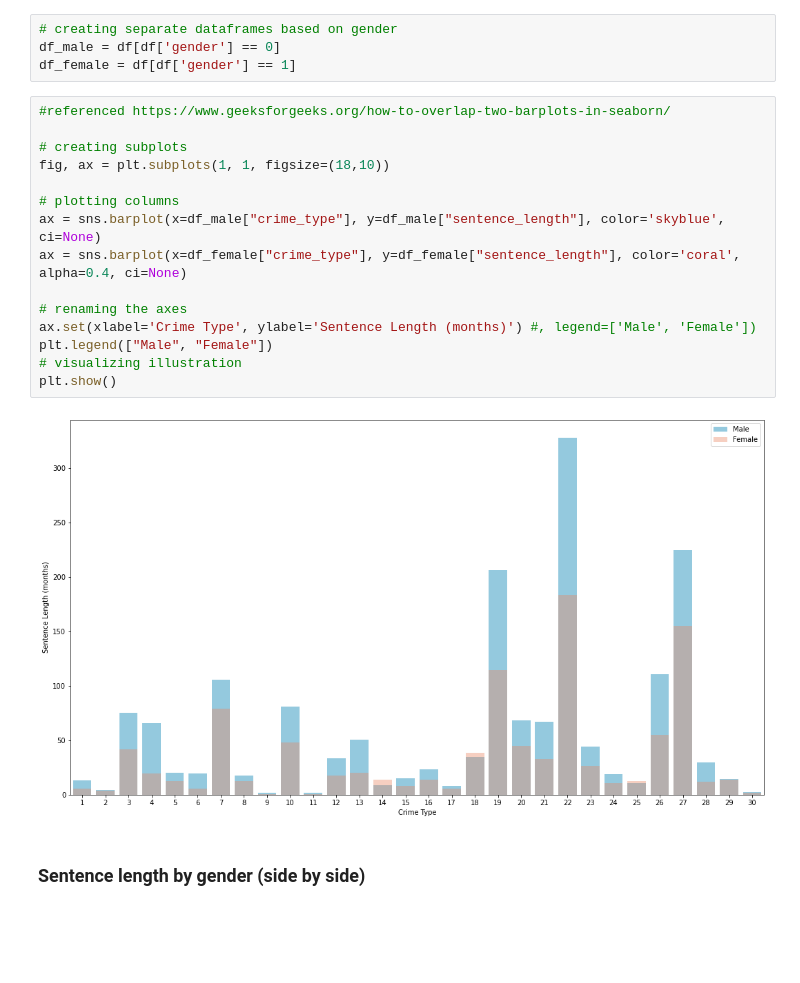
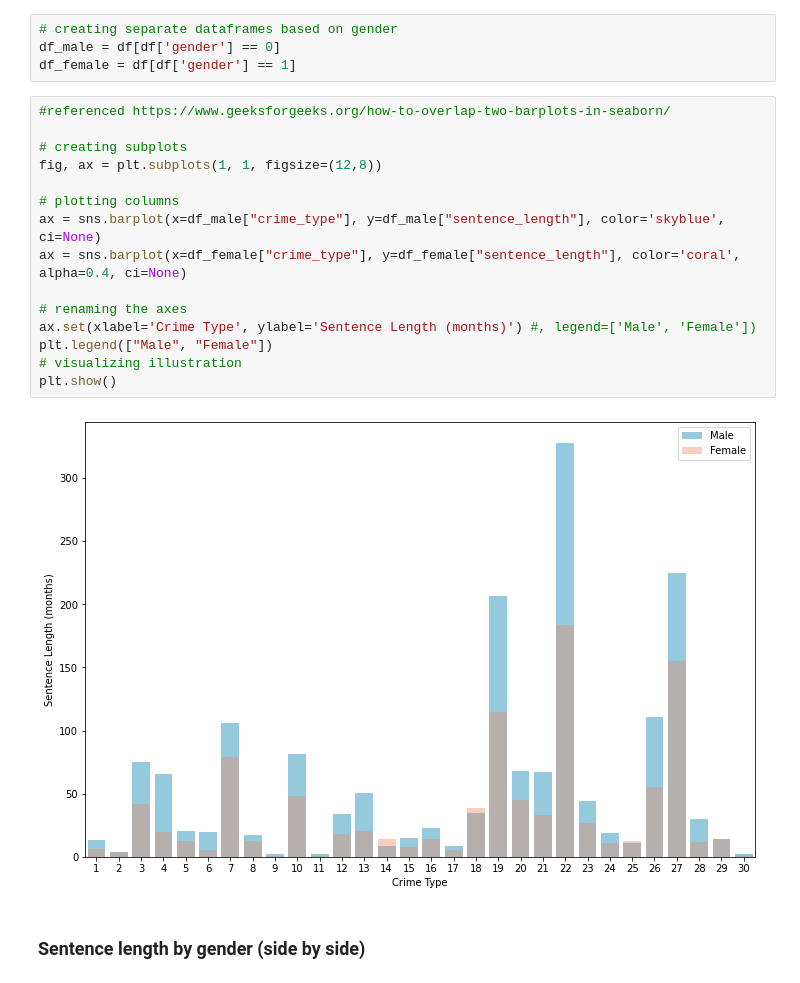
Before and after one commit to nanigbogu/Sentencing-Length-Data-Analysis, a Jupyter notebook: visualizations.ipynb, the cells around one changed output. Cells and saved outputs as stored; diff of their text form; blank space fills up the shorter version.

Commit message:
updated visualizations notebook

```diff
--- a/visualizations.ipynb
+++ b/visualizations.ipynb
@@ -99,20 +114,20 @@ df_female = df[df['gender'] == 1]
 # %%
 #referenced https://www.geeksforgeeks.org/how-to-overlap-two-barplots-in-seaborn/
 
 # creating subplots
-fig, ax = plt.subplots(1, 1, figsize=(18,10))
+fig, ax = plt.subplots(1, 1, figsize=(12,8))
 
 # plotting columns
 ax = sns.barplot(x=df_male["crime_type"], y=df_male["sentence_length"], color='skyblue', ci=None)
 ax = sns.barplot(x=df_female["crime_type"], y=df_female["sentence_length"], color='coral', alpha=0.4, ci=None)
 
 # renaming the axes
 ax.set(xlabel='Crime Type', ylabel='Sentence Length (months)') #, legend=['Male', 'Female'])
 plt.legend(["Male", "Female"])
 # visualizing illustration
 plt.show()
 # %% [output]
-[figure, old version]
+[figure, new version]
 # %% [markdown]
 ### Sentence length by gender (side by side)
 # %%
```
Also changed, not shown: parts of 16 cells of this notebook.
